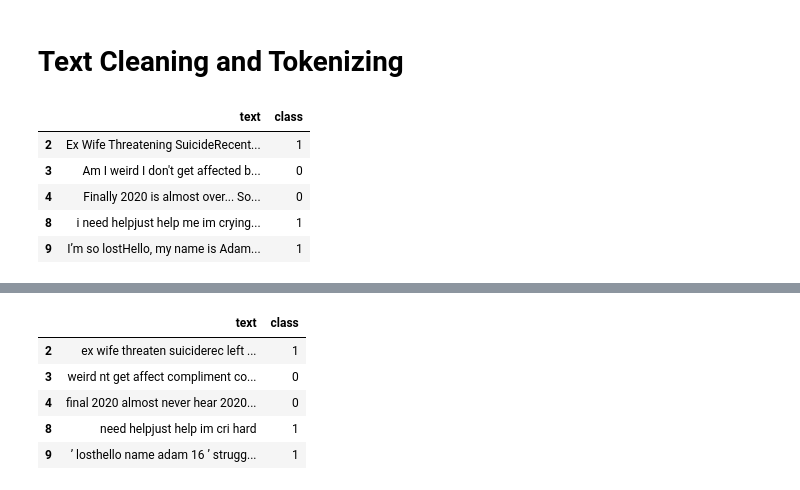
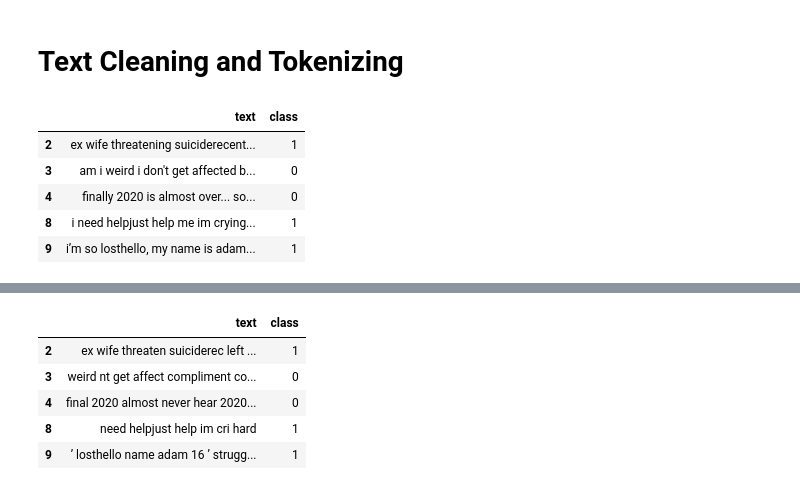
Before and after one commit to RReed637/Suicide-Risk, a Jupyter notebook: Notebook/SuicideWatch.ipynb, the cells around one changed output, grey strips where cells are left out. Cells and saved outputs as stored; diff of their text form; code cells hidden in the pictures.

```diff
--- a/Notebook/SuicideWatch.ipynb
+++ b/Notebook/SuicideWatch.ipynb
@@ -168,15 +176,17 @@ https://gist.github.com/mwaskom/de44147ed2974457ad6372750bbe5751
 # %%
 from sklearn.preprocessing import LabelEncoder
 
 label_encoder = LabelEncoder()
 
 df['class'] = label_encoder.fit_transform(df['class'])
+df['text'] = df['text'].str.lower()
+test_df = df.head(5)
 
-df.head()
+test_df.head()
 # %% [output]
 |  | text | class |
-| 2 | Ex Wife Threatening SuicideRecent... | 1 |
-| 3 | Am I weird I don't get affected b... | 0 |
-| 4 | Finally 2020 is almost over... So... | 0 |
+| 2 | ex wife threatening suiciderecent... | 1 |
+| 3 | am i weird i don't get affected b... | 0 |
+| 4 | finally 2020 is almost over... so... | 0 |
 | 8 | i need helpjust help me im crying... | 1 |
-| 9 | I’m so lostHello, my name is Adam... | 1 |
+| 9 | i’m so losthello, my name is adam... | 1 |
```
Also changed, not shown: parts of 9 cells of this notebook, 1 other file.
